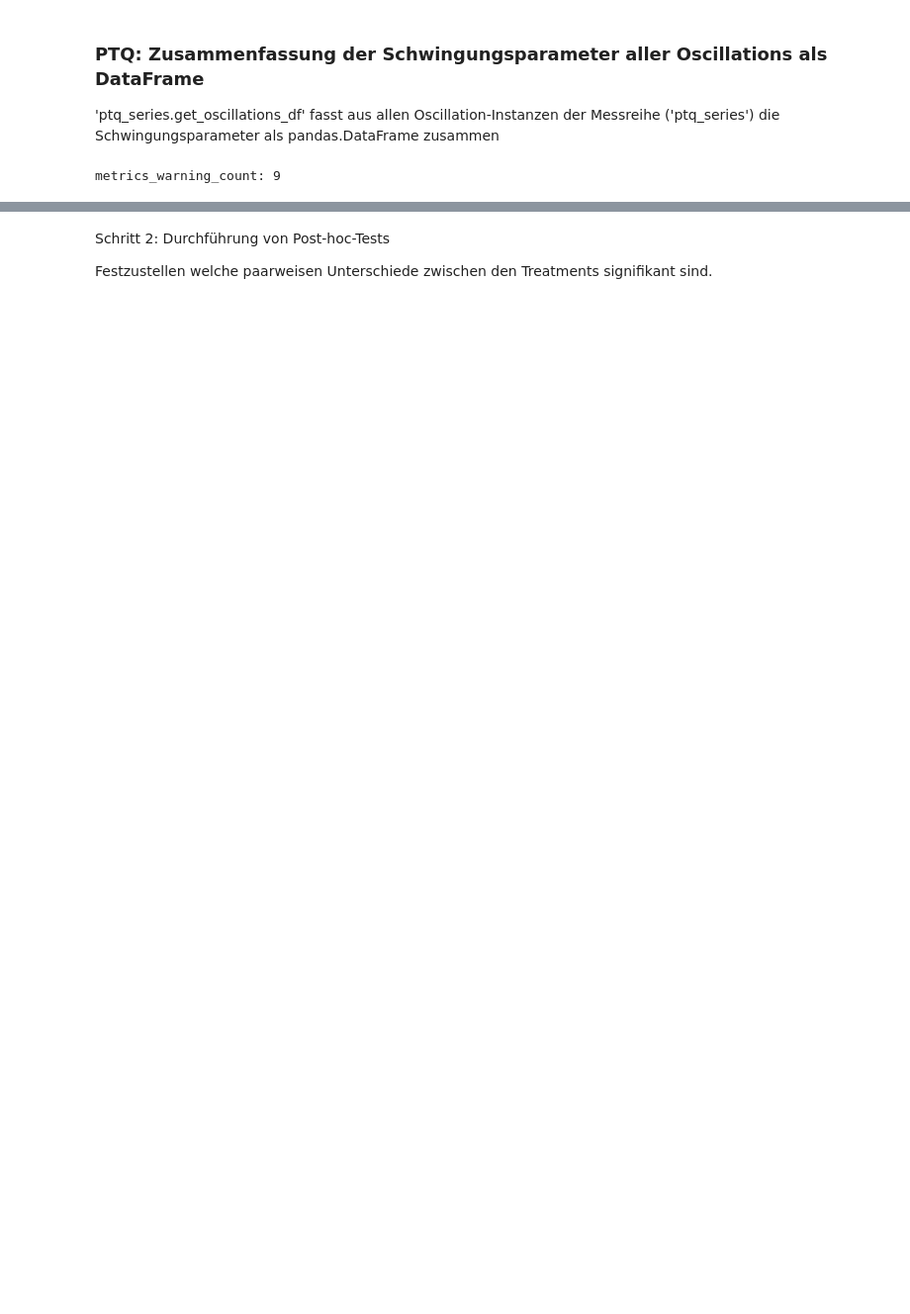
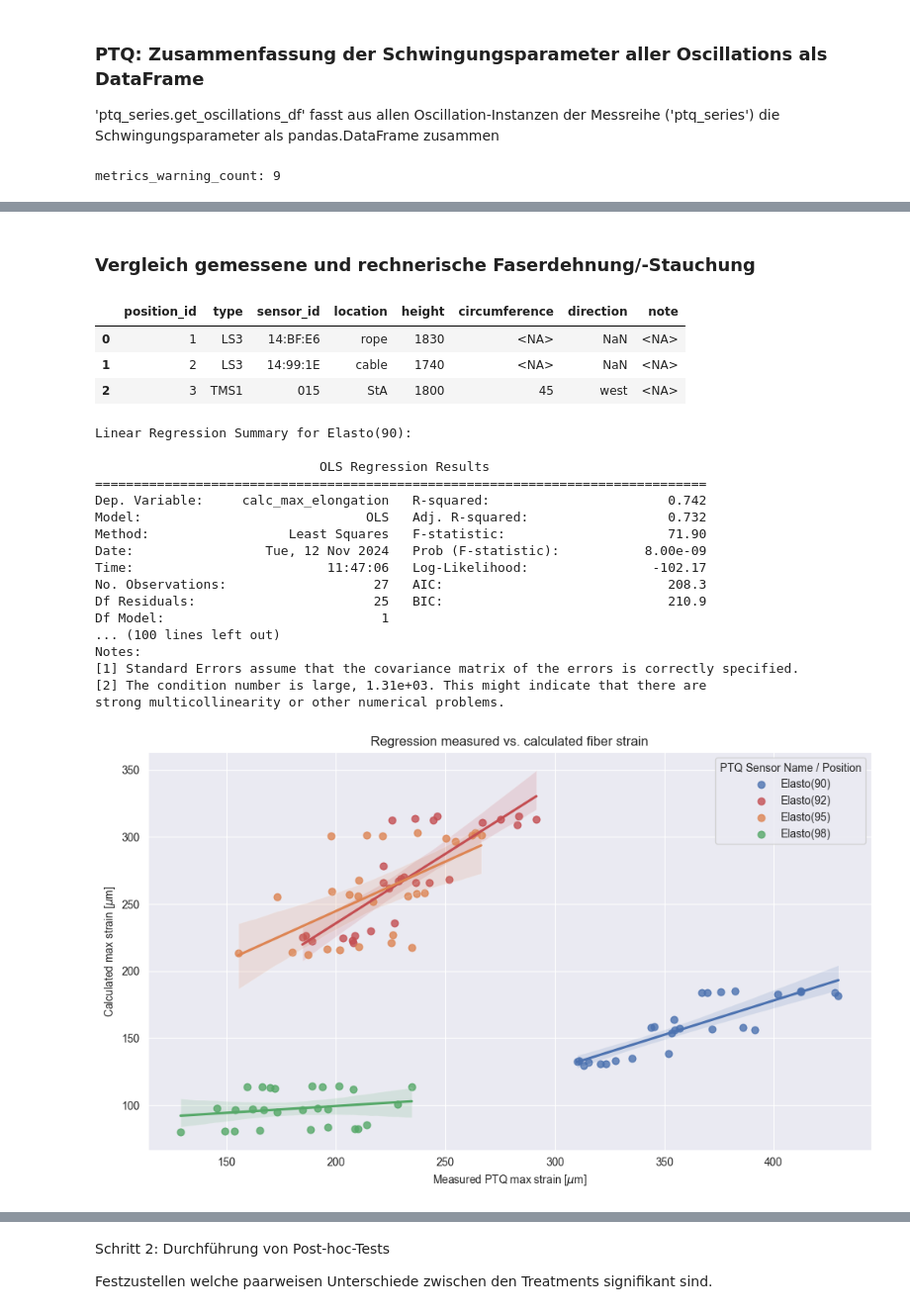
Before and after one commit to kyellsen/2023_Kronensicherung_Plesse_Kraefte_Schwingungen, a Jupyter notebook: 2023_Kronensicherung_Plesse_Kraefte_Schwingungen.ipynb, the cells around one changed output, grey strips where cells are left out. Shown at 99% size. Saved outputs shown, nothing was run; the diff lists cells and outputs as text; code cells hidden in the pictures; blank space fills up the shorter version.

```diff
--- a/2023_Kronensicherung_Plesse_Kraefte_Schwingungen.ipynb
+++ b/2023_Kronensicherung_Plesse_Kraefte_Schwingungen.ipynb
@@ -761,0 +887,6 @@ Integration verschiedener Datenquellen in einen einheitlichen DataFrame durch su
+# %%
+# Merging ptq_metadata_df and ptq_df_elasto
+df = pd.merge(ptq_metadata_df, ptq_df_elasto, on=['id', 'ptq_sensor_name'], how='left')
+# %%
+# Merging new df (ptq_metadata_df+ptq_df_elasto) and series_df
+df = pd.merge(df, series_df, on='id', how='left')
@@ -854,0 +1044,9 @@ variables = [
+# %% [markdown]
+### Vergleich gemessene und rechnerische Faserdehnung/-Stauchung
+# %%
+sensor_df.head(3)
+# %% [output]
+|  | position_id | type | sensor_id | location | height | circumference | direction | note |
+| 0 | 1 | LS3 | 14:BF:E6 | rope | 1830 | <NA> | NaN | <NA> |
+| 1 | 2 | LS3 | 14:99:1E | cable | 1740 | <NA> | NaN | <NA> |
+| 2 | 3 | TMS1 | 015 | StA | 1800 | 45 | west | <NA> |
@@ -854,0 +1103,55 @@ variables = [
+# %%
+# Grouping DataFrame by 'ptq_sensor_name'
+grouped = df.groupby('ptq_sensor_name')
+
+# Perform linear regression and plot for each group
+for name, group in grouped:
+    # Linear Regression with statsmodels
+    X = sm.add_constant(group['ptq_max_elongation'])  # Adding a constant for the intercept
+    y = group['calc_max_elongation']
+    model = sm.OLS(y, X).fit()
+    # Print the summary of the linear regression model
+    print(f"Linear Regression Summary for {name}:\n")
+    print(model.summary())
+
+# Create regression plots with the correct colors
+fig = plt.figure(figsize=(10, 6))
+
+# Draw regression lines and scatter plots for each group
+for name, group in df.groupby('ptq_sensor_name'):
+    sns.regplot(
+        x=group['ptq_max_elongation'],
+        y=group['calc_max_elongation'],
+        color=sensor_color_dict[name],  # Use the appropriate color from the dictionary
+        label=f'{name}',
+        scatter_kws={"s": 40}  # Adjusting scatter size
+    )
+
+plt.title('Regression measured vs. calculated fiber strain')
+plt.xlabel('Measured PTQ max strain [$\mu$m]')
+plt.ylabel('Calculated max strain [$\mu$m]')
+plt.legend(title='PTQ Sensor Name / Position')
+# Layout anpassen und Plot anzeigen
+plt.tight_layout()
+plt.show()
+
+PLOT_MANAGER.save_plot(fig, filename="regr_measured_vs_calc_strain", subdir="measured_vs_calc_strain")
+# %% [output]
+Linear Regression Summary for Elasto(90):
+
+                             OLS Regression Results
+===============================================================================
+Dep. Variable:     calc_max_elongation   R-squared:                       0.742
+Model:                             OLS   Adj. R-squared:                  0.732
+Method:                  Least Squares   F-statistic:                     71.90
+Date:                 Tue, 12 Nov 2024   Prob (F-statistic):           8.00e-09
+Time:                         11:47:06   Log-Likelihood:                -102.17
+No. Observations:                   27   AIC:                             208.3
+Df Residuals:                       25   BIC:                             210.9
+Df Model:                            1
+... (100 lines left out)
+Notes:
+[1] Standard Errors assume that the covariance matrix of the errors is correctly specified.
+[2] The condition number is large, 1.31e+03. This might indicate that there are
+strong multicollinearity or other numerical problems.
+[figure, added]
```
Also changed, not shown: parts of 94 cells of this notebook.
